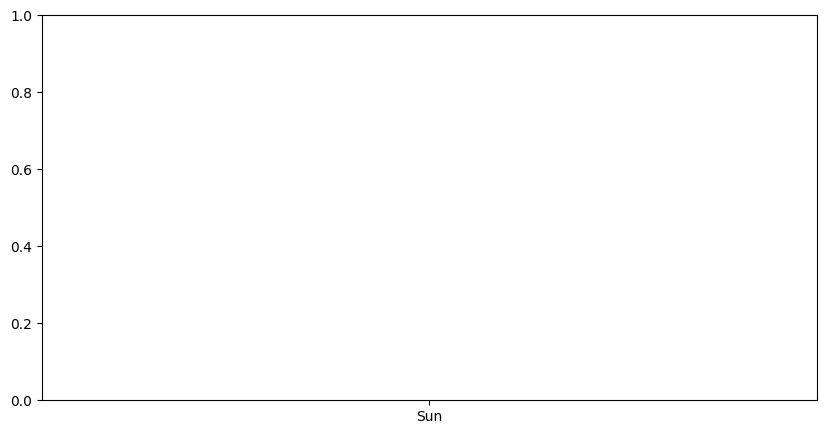
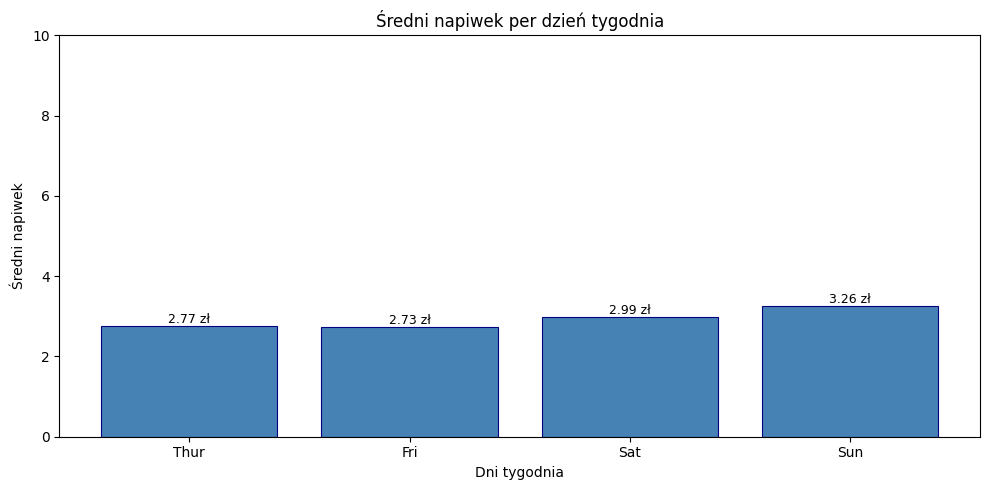
Unified diff of the notebook cell whose output changed from the first chart to the second:
--- before
+++ after
@@ -1,7 +1,6 @@
 średni_napiwek = tips.groupby('day')['tip'].mean().round(2)
-print(średni_napiwek)
 fig, ax = plt.subplots(figsize=(10,5))
 
-slupki = ax.bar(tips['day'] ,średni_napiwek,
+slupki = ax.bar(średni_napiwek.index ,średni_napiwek.values,
     color='steelblue',
     edgecolor='navy',
@@ -9,9 +8,9 @@
 )
 
-for slupek, wartosc in zip(slupki, średni_napiwek):
+for slupek in slupki:
     ax.text(
         slupek.get_x() + slupek.get_width() / 2, 
-        slupek.get_height() + 100,
-        f'{wartosc:,.0f} zł',
+        slupek.get_height(),
+        f'{slupek.get_height():,.2f} zł',
         ha='center', va='bottom', fontsize=9 
     )
@@ -21,4 +20,5 @@
 ax.set_ylim(0,10)
 plt.tight_layout()
+plt.savefig('napiwek_dzien.png')
 plt.show()
 plt.close()

Commit: L09: matplotlib — wykresy, subplots, dashboard